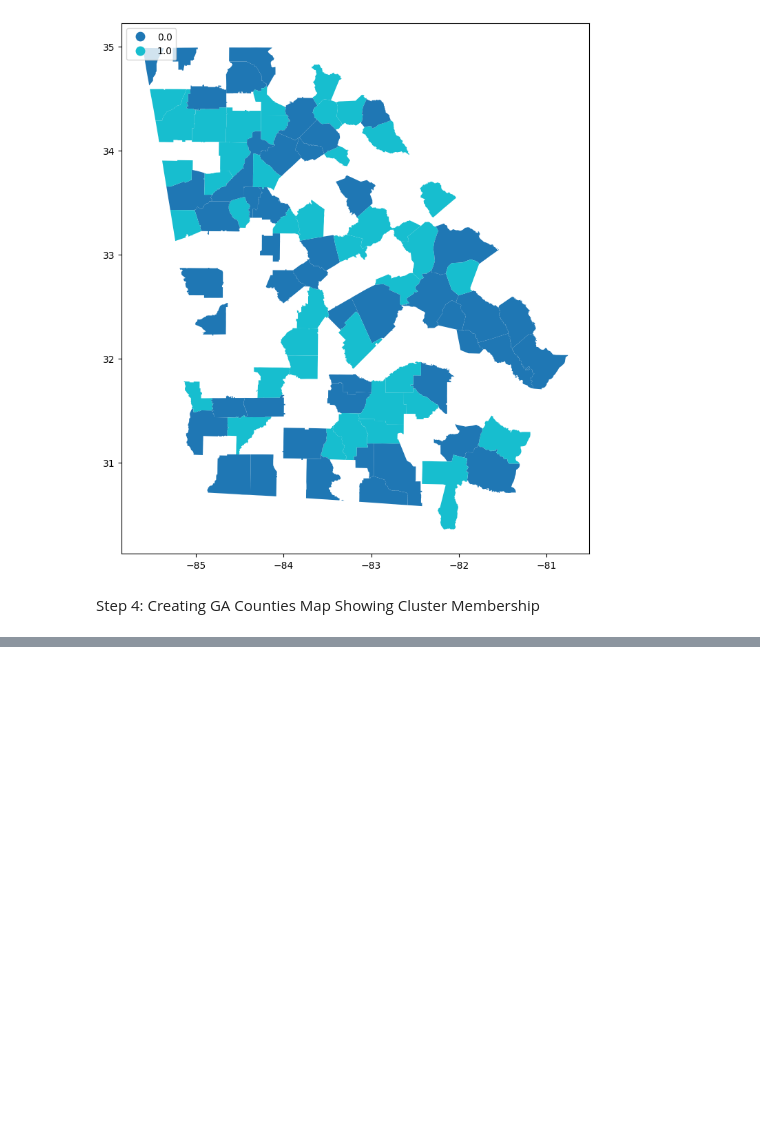
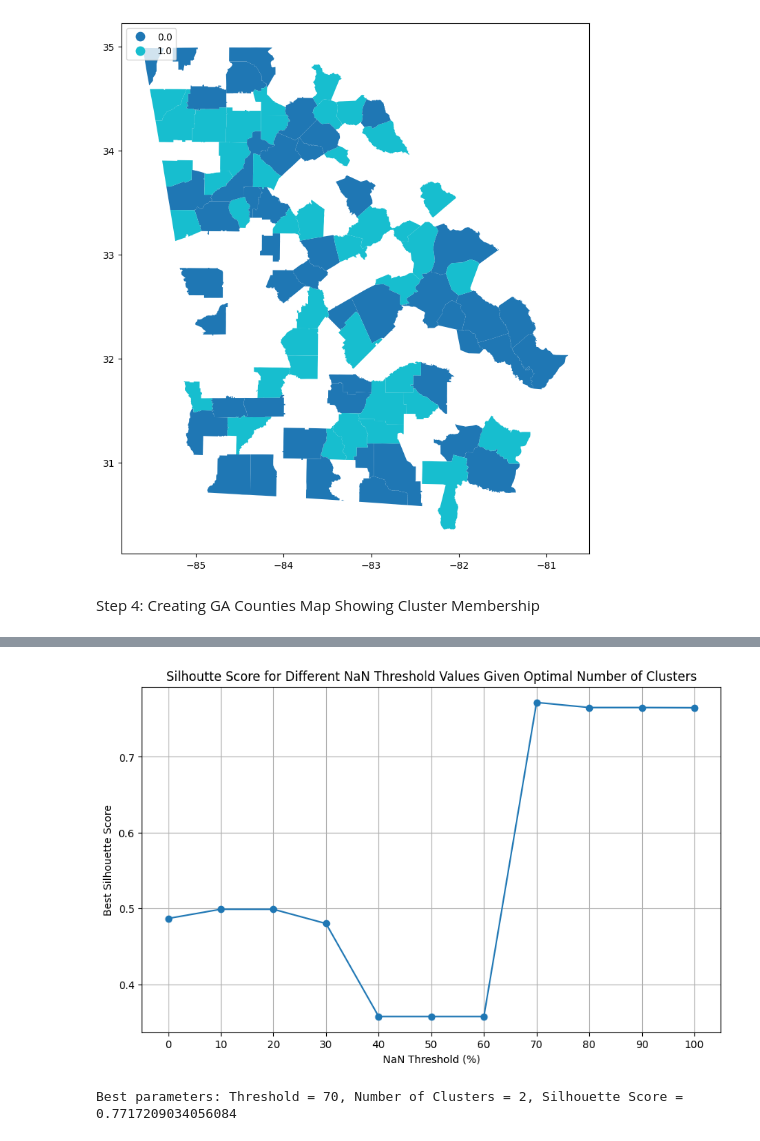
Before and after one commit to nikita-jha/BastosLab, a Jupyter notebook: ML_Analysis/clustering.ipynb, the cells around one changed output, grey strips where cells are left out. Drawn from its saved outputs; the diff is of its cells as text; code cells hidden in the pictures; blank space fills up the shorter version.

Commit message:
Compared median with mean as data imputer

```diff
--- a/ML_Analysis/clustering.ipynb
+++ b/ML_Analysis/clustering.ipynb
@@ -375,0 +386,5 @@ Best parameters: Threshold = 70, Number of Clusters = 2, Silhouette Score = 0.74
+# %%
+plot_silhouette("median")
+# %% [output]
+[figure, added]
+Best parameters: Threshold = 70, Number of Clusters = 2, Silhouette Score = 0.7717209034056084
```
Also changed, not shown: parts of 2 cells of this notebook.
